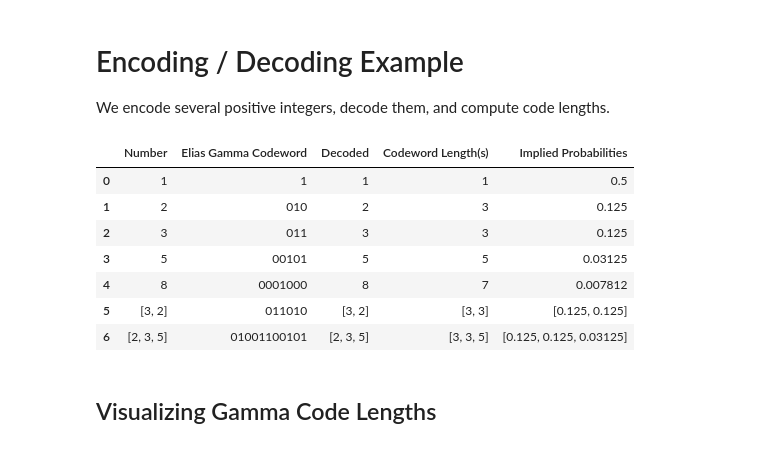
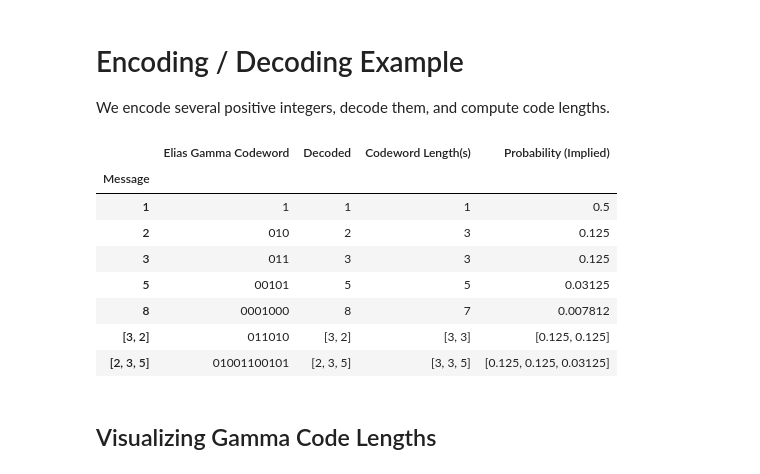
Before and after one commit to jagraves21/mdl-principle, a Jupyter notebook: coding-theory/notebooks/02-elias-gamma-code.ipynb, the cells around one changed output. Cells and saved outputs as stored; diff of their text form; code cells hidden in the pictures.

```diff
--- a/coding-theory/notebooks/02-elias-gamma-code.ipynb
+++ b/coding-theory/notebooks/02-elias-gamma-code.ipynb
@@ -129,28 +129,30 @@ We encode several positive integers, decode them, and compute code lengths.
 # %%
 numbers = [1, 2, 3, 5, 8, [3,2], [2,3,5]]
 encoded = [gamma_encode(number) for number in numbers]
 decoded = [gamma_decode(code) for code in encoded]
 lengths = [gamma_length(number) for number in numbers]
 probs = [gamma_implied_probability(number) for number in numbers]
 
 results_df = pd.DataFrame(
-    list(zip(numbers, encoded, decoded, lengths, probs)),
+    list(zip(encoded, decoded, lengths, probs)),
+    index=pd.Index(numbers, name="Message"),
     columns=[
-        "Number", "Elias Gamma Codeword", "Decoded", "Codeword Length(s)", "Implied Probabilities"
+        "Elias Gamma Codeword", "Decoded", "Codeword Length(s)", "Probability (Implied)"
     ]
 )
 
 with pd.option_context("display.max_rows", None, "display.max_columns", None):
     display(results_df)
 # %% [output]
-|  | Number | Elias Gamma Codeword | Decoded | Codeword Length(s) | Implied Probabilities |
-| 0 | 1 | 1 | 1 | 1 | 0.5 |
-| 1 | 2 | 010 | 2 | 3 | 0.125 |
-| 2 | 3 | 011 | 3 | 3 | 0.125 |
-| 3 | 5 | 00101 | 5 | 5 | 0.03125 |
-| 4 | 8 | 0001000 | 8 | 7 | 0.007812 |
-| 5 | [3, 2] | 011010 | [3, 2] | [3, 3] | [0.125, 0.125] |
-| 6 | [2, 3, 5] | 01001100101 | [2, 3, 5] | [3, 3, 5] | [0.125, 0.125, 0.03125] |
+|  | Elias Gamma Codeword | Decoded | Codeword Length(s) | Probability (Implied) |
+| Message |  |  |  |  |
+| 1 | 1 | 1 | 1 | 0.5 |
+| 2 | 010 | 2 | 3 | 0.125 |
+| 3 | 011 | 3 | 3 | 0.125 |
+| 5 | 00101 | 5 | 5 | 0.03125 |
+| 8 | 0001000 | 8 | 7 | 0.007812 |
+| [3, 2] | 011010 | [3, 2] | [3, 3] | [0.125, 0.125] |
+| [2, 3, 5] | 01001100101 | [2, 3, 5] | [3, 3, 5] | [0.125, 0.125, 0.03125] |
 # %% [markdown]
 ## Visualizing Gamma Code Lengths
 # %%
```
Also changed, not shown: 2 other files.
